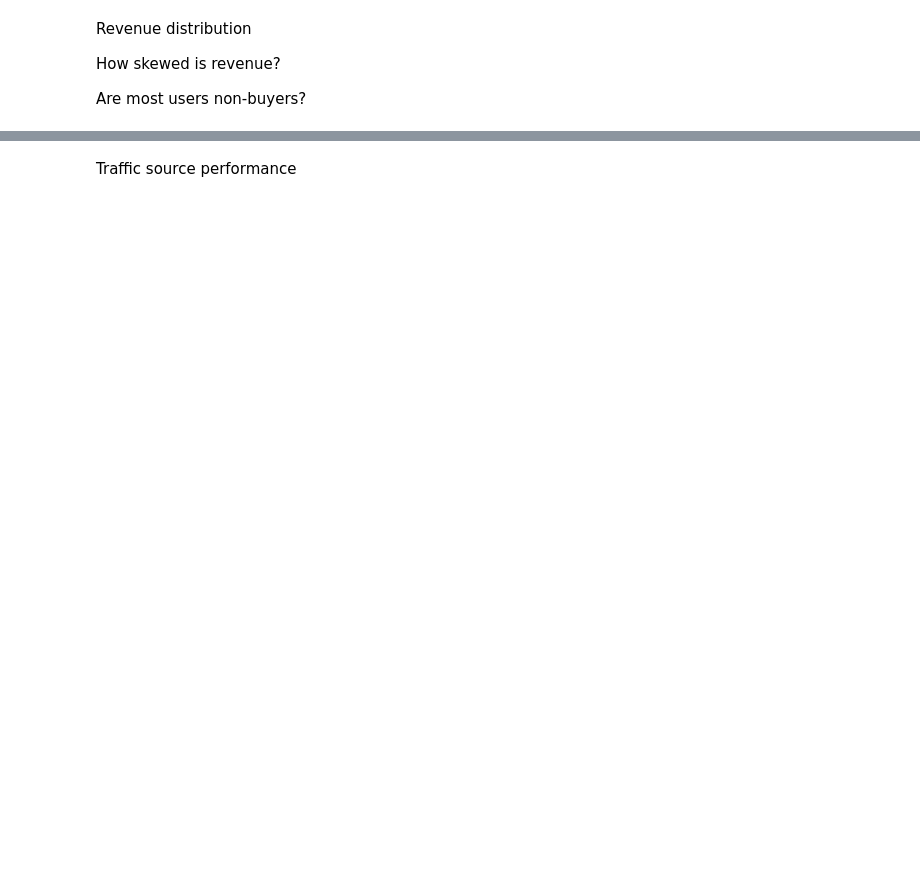
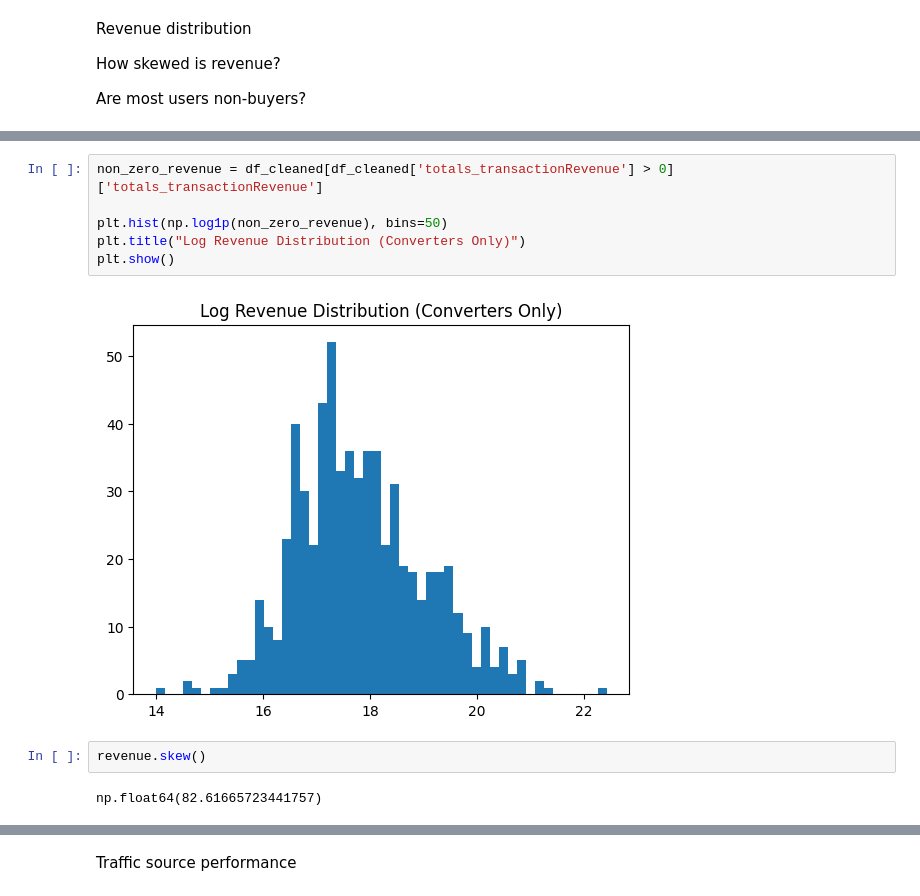
Before and after one commit to snehalsreedhar/Marketing-Decision-Engine-From-Attribution-to-Spend-Optimization, a Jupyter notebook: notebooks/eda.ipynb, the cells around one changed output, grey strips where cells are left out. Cells and saved outputs as stored; diff of their text form; blank space fills up the shorter version.

```diff
--- a/notebooks/eda.ipynb
+++ b/notebooks/eda.ipynb
@@ -173,0 +295,12 @@ Conversion rate analysis
+# %%
+non_zero_revenue = df_cleaned[df_cleaned['totals_transactionRevenue'] > 0]['totals_transactionRevenue']
+
+plt.hist(np.log1p(non_zero_revenue), bins=50)
+plt.title("Log Revenue Distribution (Converters Only)")
+plt.show()
+# %% [output]
+[figure, added]
+# %%
+revenue.skew()
+# %% [output]
+np.float64(82.61665723441757)
```
Also changed, not shown: parts of 89 cells of this notebook, 1 other file.
